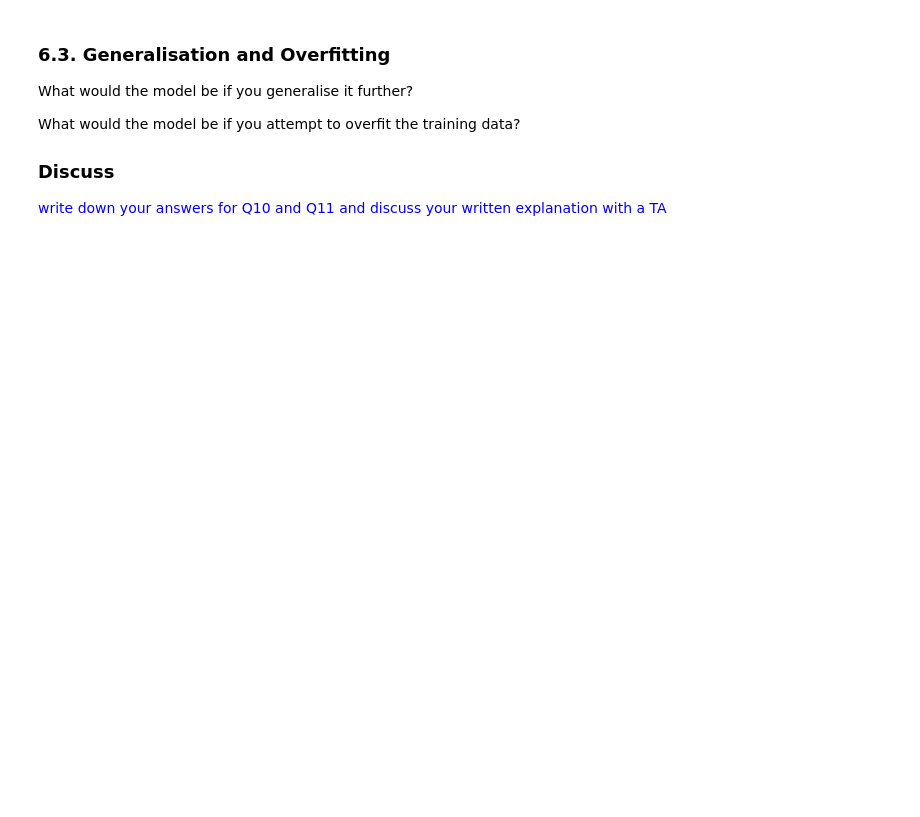
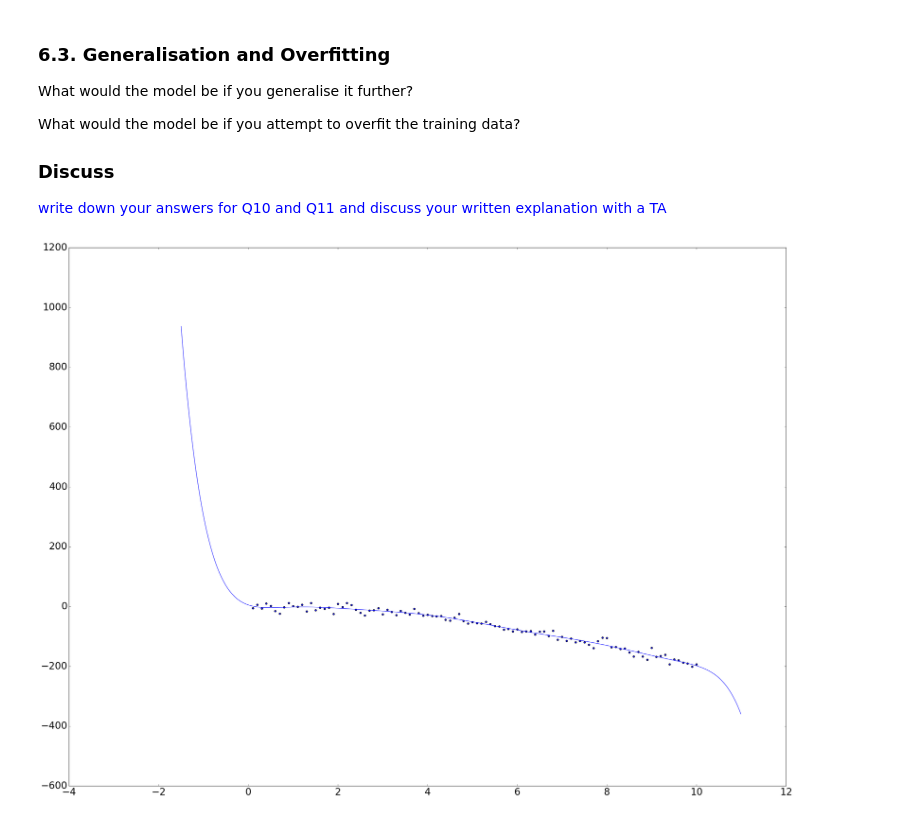
Before and after one commit to JoshVanL/SPS_LabWork, a Jupyter notebook: 3LAB/Lab3_Jupyter.ipynb, the cells around one changed output. Saved outputs shown, nothing was run; the diff lists cells and outputs as text; code cells hidden in the pictures; blank space fills up the shorter version.

```diff
--- a/3LAB/Lab3_Jupyter.ipynb
+++ b/3LAB/Lab3_Jupyter.ipynb
@@ -181,3 +202,24 @@ What would the model be if you attempt to overfit the training data?
 
 <font color="blue">write down your answers for Q10 and Q11 and discuss your written explanation
 with a TA</font>
+# %%
+## als = (XtX)^-1 XtY
+csv = np.genfromtxt('DMD.csv', delimiter=',')
+x = csv[:,0]
+y = csv[:,1]
+
+als = getAls(x,y,10)
+
+fig = plt.figure()
+ax = fig.add_subplot(111)
+ax.scatter(x,y)
+
+xp = np.arange(-1.5, 11, 0.01)
+yp = np.array(als.item(0) + als.item(1)*xp + als.item(2)*xp**2
+             + als.item(3)*xp**3 + als.item(4)*xp**4
+             + als.item(5)*xp**5 + als.item(6)*xp**6
+             + als.item(7)*xp**7 + als.item(8)*xp**8
+             + als.item(9)*xp**9)
+pl = plt.plot(xp,yp)
+# %% [output]
+[figure, added]
```
Also changed, not shown: parts of 8 cells of this notebook.
